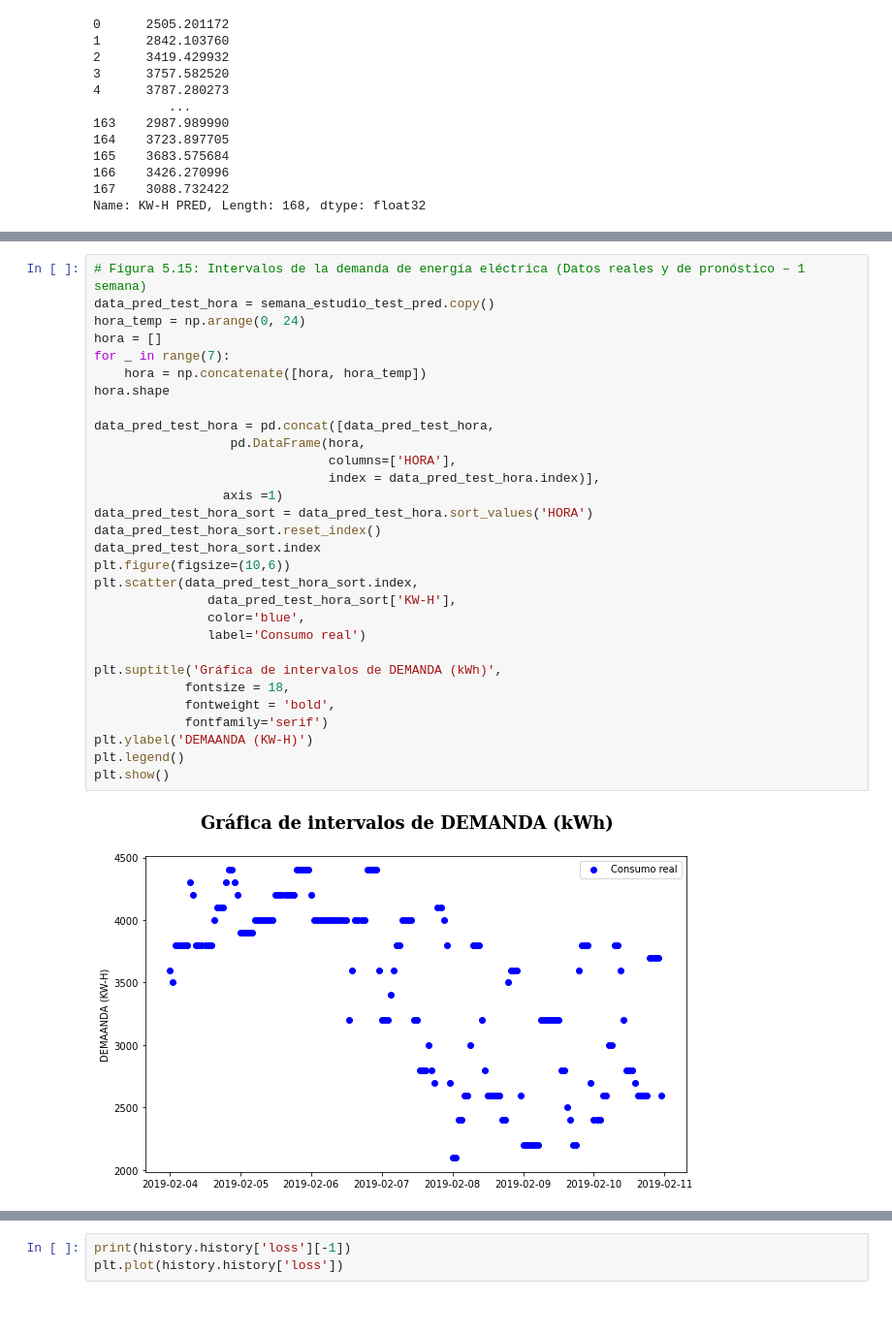
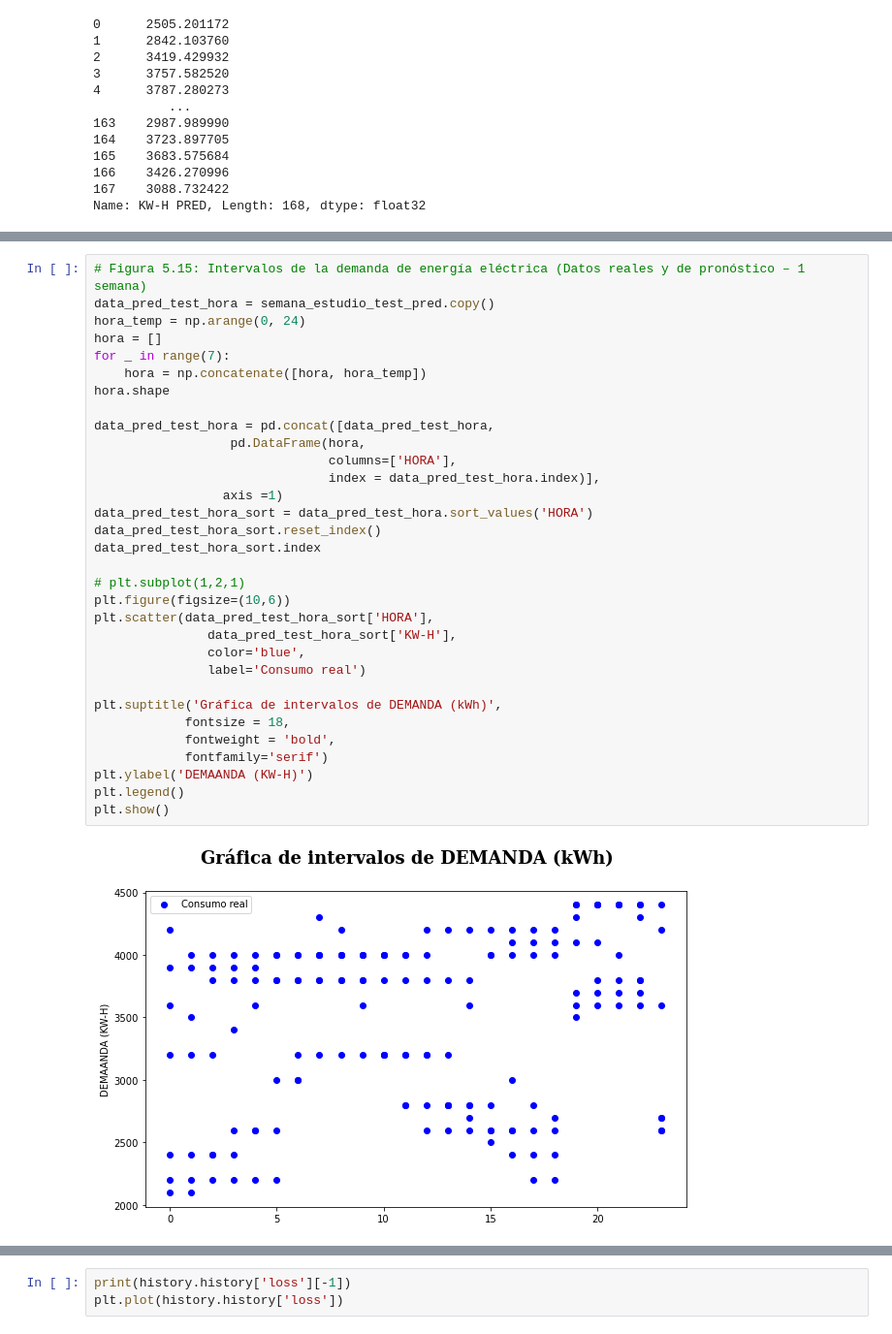
Before and after one commit to javieresk8/PowerDemandPrediction, a Jupyter notebook: NN_Models.ipynb, the cells around one changed output, grey strips where cells are left out. Shown at 97% size. Saved outputs shown, nothing was run; the diff lists cells and outputs as text.

```diff
--- a/NN_Models.ipynb
+++ b/NN_Models.ipynb
@@ -639,32 +648,34 @@ plt.show()
-# %%
-# Figura 5.15: Intervalos de la demanda de energía eléctrica (Datos reales y de pronóstico – 1 semana)
-data_pred_test_hora = semana_estudio_test_pred.copy()
-hora_temp = np.arange(0, 24)
-hora = []
-for _ in range(7):
-    hora = np.concatenate([hora, hora_temp])
-hora.shape
-
-data_pred_test_hora = pd.concat([data_pred_test_hora,
-                  pd.DataFrame(hora,
-                               columns=['HORA'],
-                               index = data_pred_test_hora.index)],
-                 axis =1)
-data_pred_test_hora_sort = data_pred_test_hora.sort_values('HORA')
-data_pred_test_hora_sort.reset_index()
-data_pred_test_hora_sort.index
-plt.figure(figsize=(10,6))
-plt.scatter(data_pred_test_hora_sort.index,
-               data_pred_test_hora_sort['KW-H'],
-               color='blue',
-               label='Consumo real')
-
-plt.suptitle('Gráfica de intervalos de DEMANDA (kWh)',
-            fontsize = 18,
-            fontweight = 'bold',
-            fontfamily='serif')
-plt.ylabel('DEMAANDA (KW-H)')
-plt.legend()
-plt.show()
-# %% [output]
-[figure, removed]
+# %%
+# Figura 5.15: Intervalos de la demanda de energía eléctrica (Datos reales y de pronóstico – 1 semana)
+data_pred_test_hora = semana_estudio_test_pred.copy()
+hora_temp = np.arange(0, 24)
+hora = []
+for _ in range(7):
+    hora = np.concatenate([hora, hora_temp])
+hora.shape
+
+data_pred_test_hora = pd.concat([data_pred_test_hora,
+                  pd.DataFrame(hora,
+                               columns=['HORA'],
+                               index = data_pred_test_hora.index)],
+                 axis =1)
+data_pred_test_hora_sort = data_pred_test_hora.sort_values('HORA')
+data_pred_test_hora_sort.reset_index()
+data_pred_test_hora_sort.index
+
+# plt.subplot(1,2,1)
+plt.figure(figsize=(10,6))
+plt.scatter(data_pred_test_hora_sort['HORA'],
+               data_pred_test_hora_sort['KW-H'],
+               color='blue',
+               label='Consumo real')
+
+plt.suptitle('Gráfica de intervalos de DEMANDA (kWh)',
+            fontsize = 18,
+            fontweight = 'bold',
+            fontfamily='serif')
+plt.ylabel('DEMAANDA (KW-H)')
+plt.legend()
+plt.show()
+# %% [output]
+[figure, added]
```
Also changed, not shown: parts of 54 cells of this notebook.
